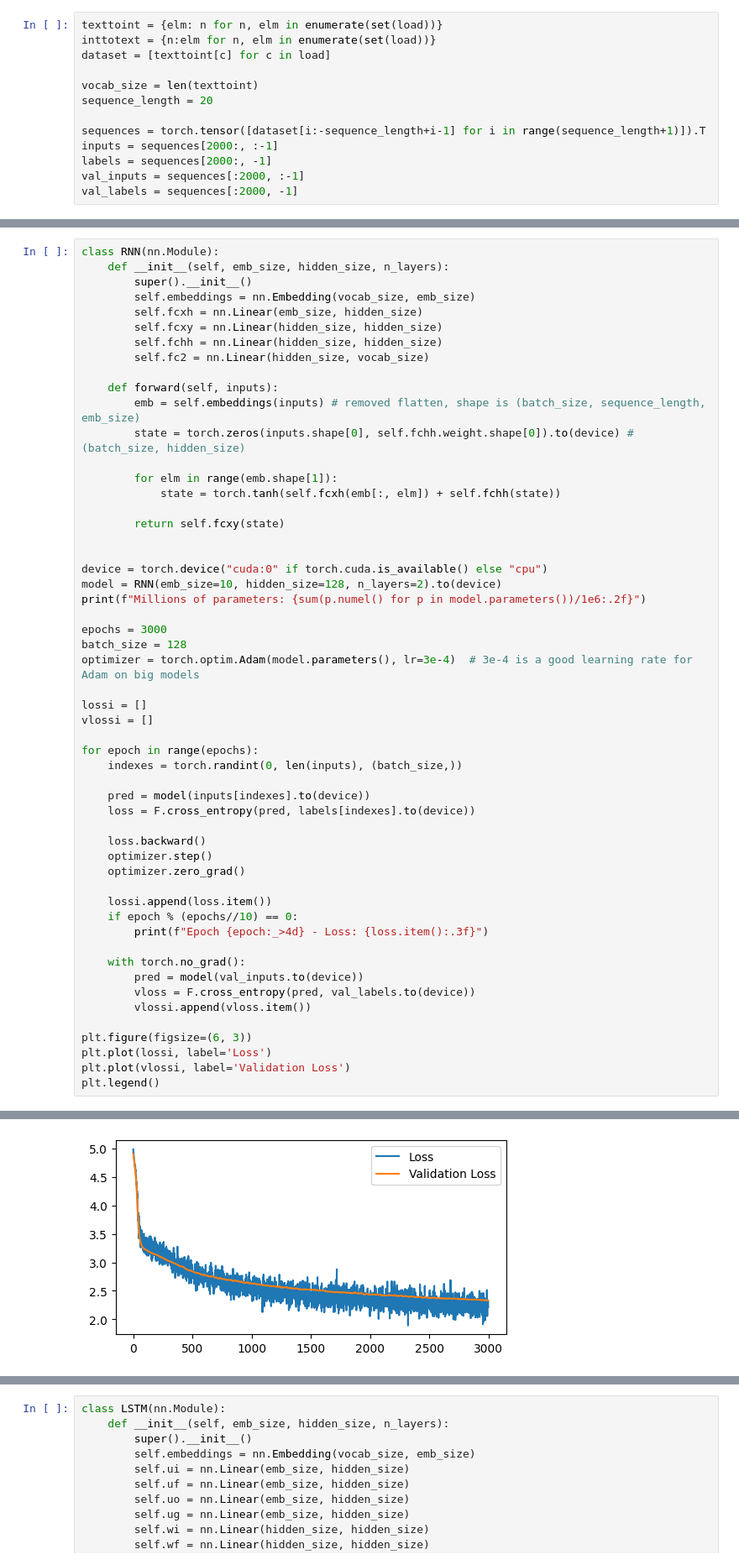
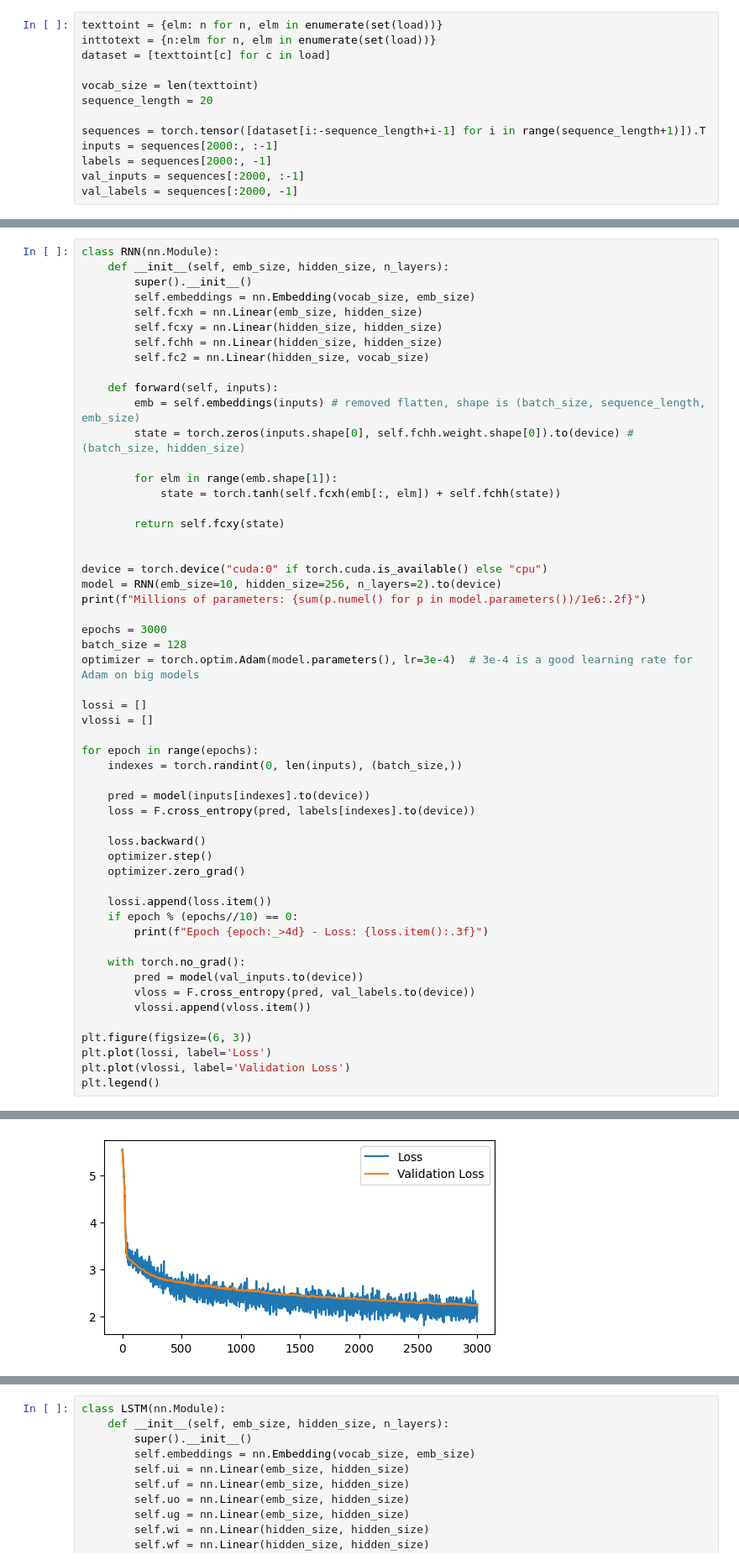
Before and after one commit to LucaM185/GPTs-from-scratch, a Jupyter notebook: 5.5 - RNN.ipynb, the cells around one changed output, grey strips where cells are left out. Shown at 84% size. Drawn from its saved outputs; the diff is of its cells as text.

```diff
--- a/5.5 - RNN.ipynb
+++ b/5.5 - RNN.ipynb
@@ -56,7 +64,7 @@ class RNN(nn.Module):
 
 
 device = torch.device("cuda:0" if torch.cuda.is_available() else "cpu")
-model = RNN(emb_size=10, hidden_size=128, n_layers=2).to(device)
+model = RNN(emb_size=10, hidden_size=256, n_layers=2).to(device)
 print(f"Millions of parameters: {sum(p.numel() for p in model.parameters())/1e6:.2f}")
 
 epochs = 3000
@@ -104,5 +112,5 @@ Epoch 2700 - Loss: 2.457
 <matplotlib.legend.Legend at 0x...>
-[figure, old version]
+[figure, new version]
 # %%
 class RNN(nn.Module):
     def __init__(self, emb_size, hidden_size, n_layers):
```
Also changed, not shown: parts of 3 cells of this notebook, 3 other files.
